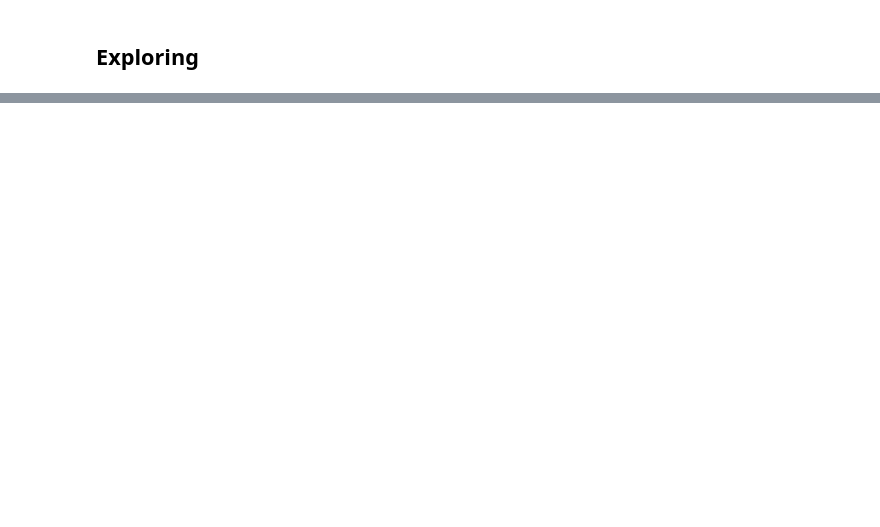
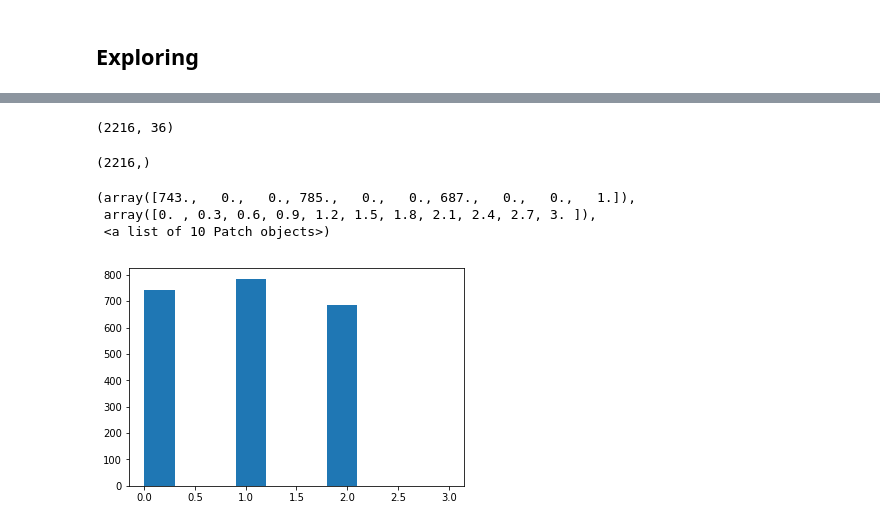
Before and after one commit to iancamleite/ifood-data-business-analyst-test, a Jupyter notebook: Analysis.ipynb, the cells around one changed output, grey strips where cells are left out. Drawn from its saved outputs; the diff is of its cells as text; code cells hidden in the pictures; blank space fills up the shorter version.

```diff
--- a/Analysis.ipynb
+++ b/Analysis.ipynb
@@ -206,0 +330,4 @@ corr.style.background_gradient(cmap='coolwarm')
+# %%
+##Fitting kmeans to the dataset with k=4
+km4=KMeans(n_clusters=4,init='k-means++', max_iter=300, n_init=10, random_state=0)
+y_means = km4.fit_predict(X)
@@ -206,0 +355,8 @@ corr.style.background_gradient(cmap='coolwarm')
+# %%
+X.shape
+# %% [output]
+(2216, 36)
+# %%
+y_means.shape
+# %% [output]
+(2216,)
@@ -206,0 +365,7 @@ corr.style.background_gradient(cmap='coolwarm')
+# %%
+plt.hist(y_means, bins=10)
+# %% [output]
+(array([743.,   0.,   0., 785.,   0.,   0., 687.,   0.,   0.,   1.]),
+ array([0. , 0.3, 0.6, 0.9, 1.2, 1.5, 1.8, 2.1, 2.4, 2.7, 3. ]),
+ <a list of 10 Patch objects>)
+[figure, added]
```
Also changed, not shown: parts of 26 cells of this notebook.
